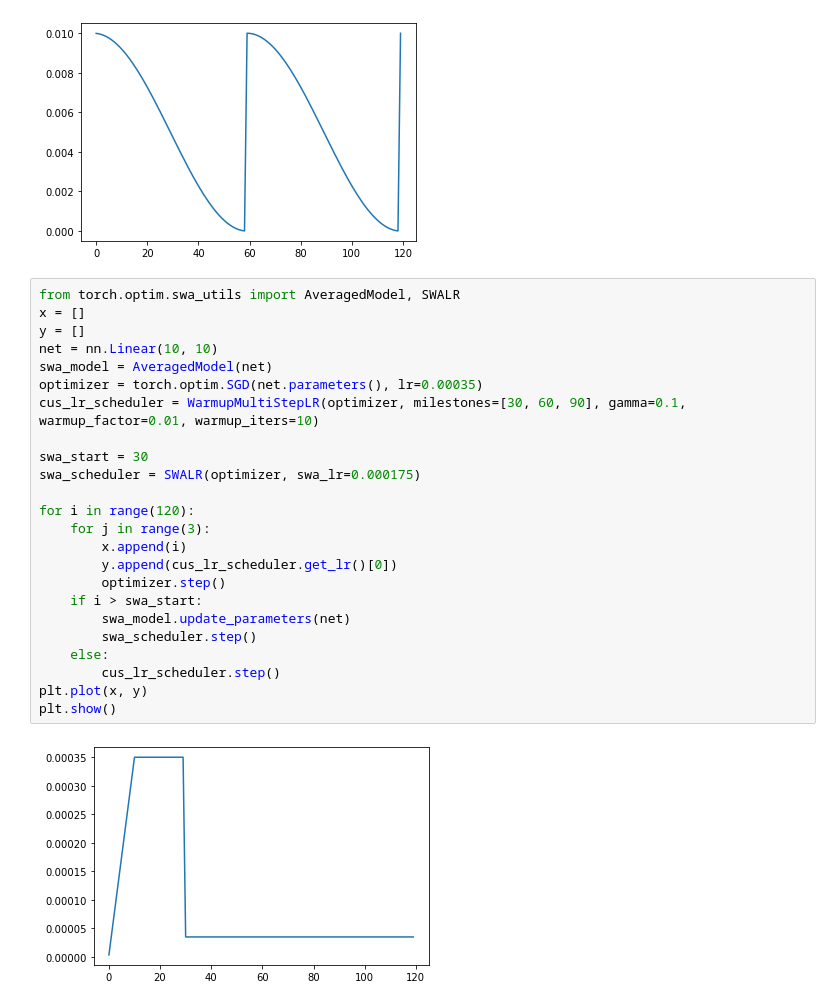
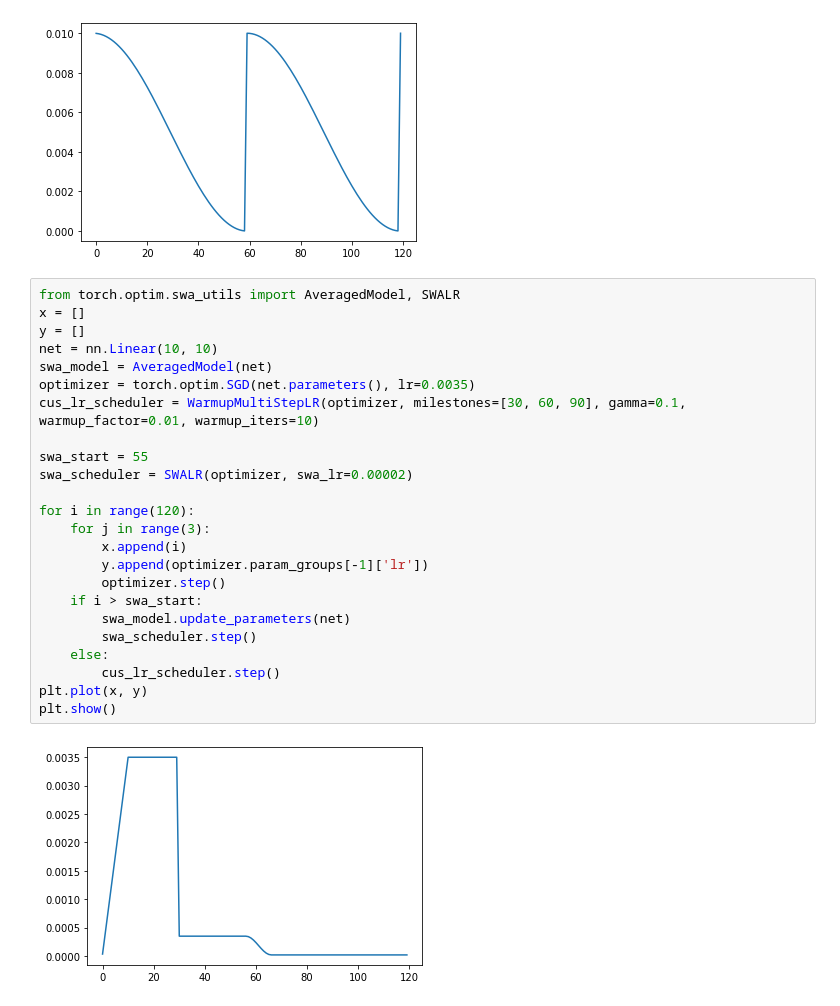
Before and after one commit to hiennguyen9874/person-attribute-recognition, a Jupyter notebook: schedulers/lr_scheduler.ipynb, the cells around one changed output. Drawn from its saved outputs; the diff is of its cells as text.

Commit message:
Update test lr scheduler

```diff
--- a/schedulers/lr_scheduler.ipynb
+++ b/schedulers/lr_scheduler.ipynb
@@ -71,26 +71,26 @@ plt.show()
 # %%
 from torch.optim.swa_utils import AveragedModel, SWALR
 x = []
 y = []
 net = nn.Linear(10, 10)
 swa_model = AveragedModel(net)
-optimizer = torch.optim.SGD(net.parameters(), lr=0.00035)
+optimizer = torch.optim.SGD(net.parameters(), lr=0.0035)
 cus_lr_scheduler = WarmupMultiStepLR(optimizer, milestones=[30, 60, 90], gamma=0.1, warmup_factor=0.01, warmup_iters=10)
 
-swa_start = 30
-swa_scheduler = SWALR(optimizer, swa_lr=0.000175)
+swa_start = 55
+swa_scheduler = SWALR(optimizer, swa_lr=0.00002)
 
 for i in range(120):
     for j in range(3):
         x.append(i)
-        y.append(cus_lr_scheduler.get_lr()[0])
+        y.append(optimizer.param_groups[-1]['lr'])
         optimizer.step()
     if i > swa_start:
         swa_model.update_parameters(net)
         swa_scheduler.step()
     else:
         cus_lr_scheduler.step()
 plt.plot(x, y)
 plt.show()
 # %% [output]
-[figure, old version]
+[figure, new version]
```
